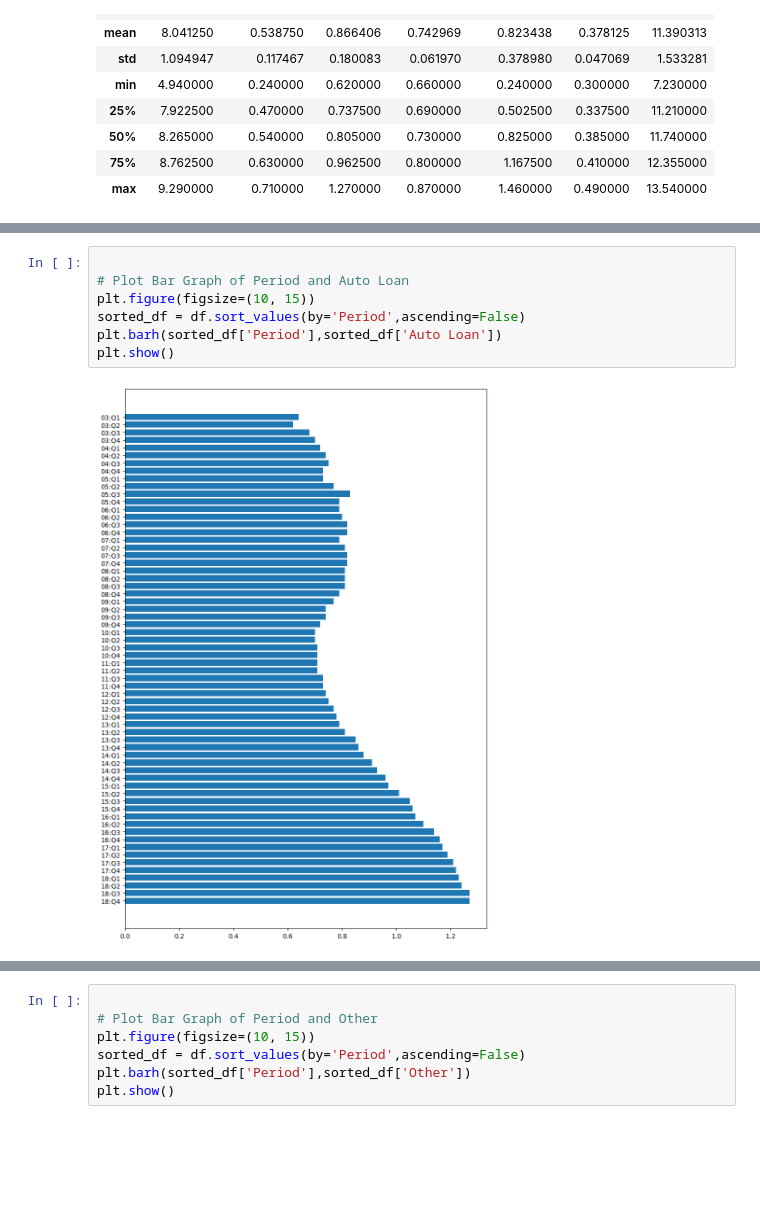
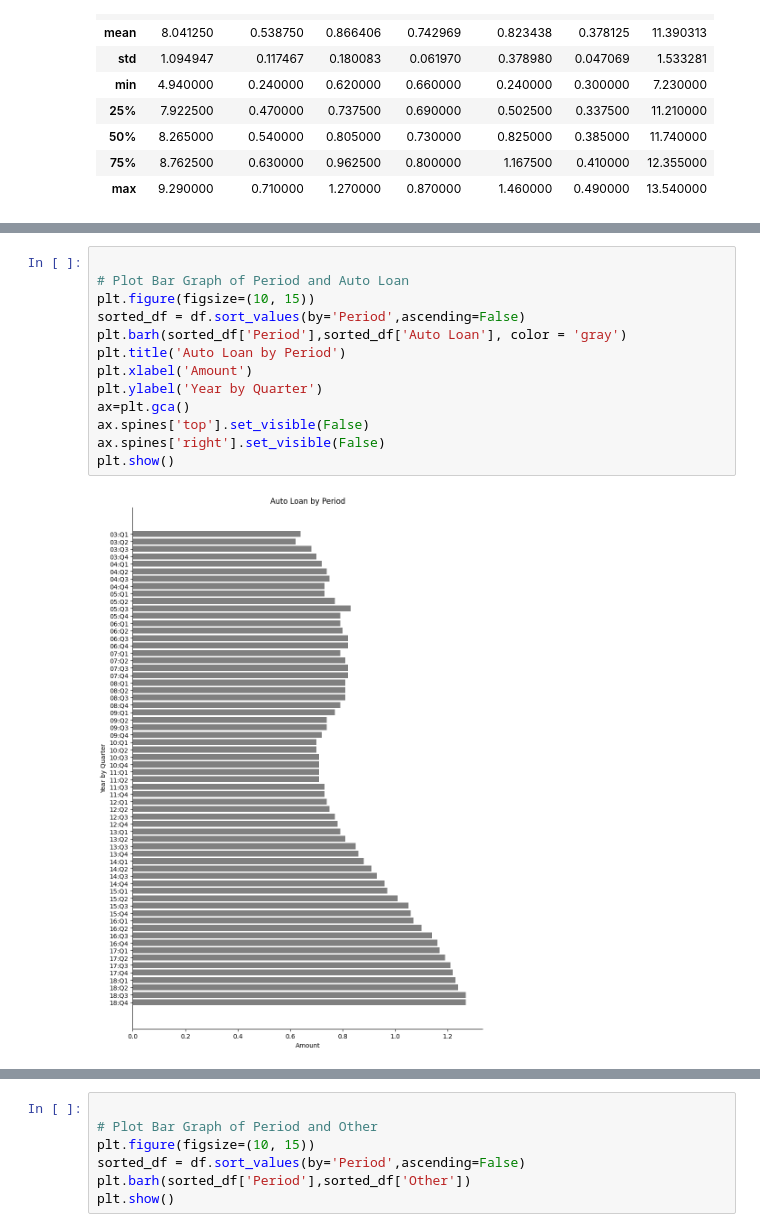
Before and after one commit to adinsa1/Data110, a Jupyter notebook: ProjectOne.ipynb, the cells around one changed output, grey strips where cells are left out. Cells and saved outputs as stored; diff of their text form; blank space fills up the shorter version.

```diff
--- a/ProjectOne.ipynb
+++ b/ProjectOne.ipynb
@@ -84,12 +93,18 @@ plt.show()
 # %%
 
 # Plot Bar Graph of Period and Auto Loan
 plt.figure(figsize=(10, 15))
 sorted_df = df.sort_values(by='Period',ascending=False)
-plt.barh(sorted_df['Period'],sorted_df['Auto Loan'])
+plt.barh(sorted_df['Period'],sorted_df['Auto Loan'], color = 'gray')
+plt.title('Auto Loan by Period')
+plt.xlabel('Amount')
+plt.ylabel('Year by Quarter')
+ax=plt.gca()
+ax.spines['top'].set_visible(False)
+ax.spines['right'].set_visible(False)
 plt.show()
 # %% [output]
-[figure, old version]
+[figure, new version]
 # %%
 
 # Plot Bar Graph of Period and Credit Card
```
Also changed, not shown: parts of 4 cells of this notebook.
